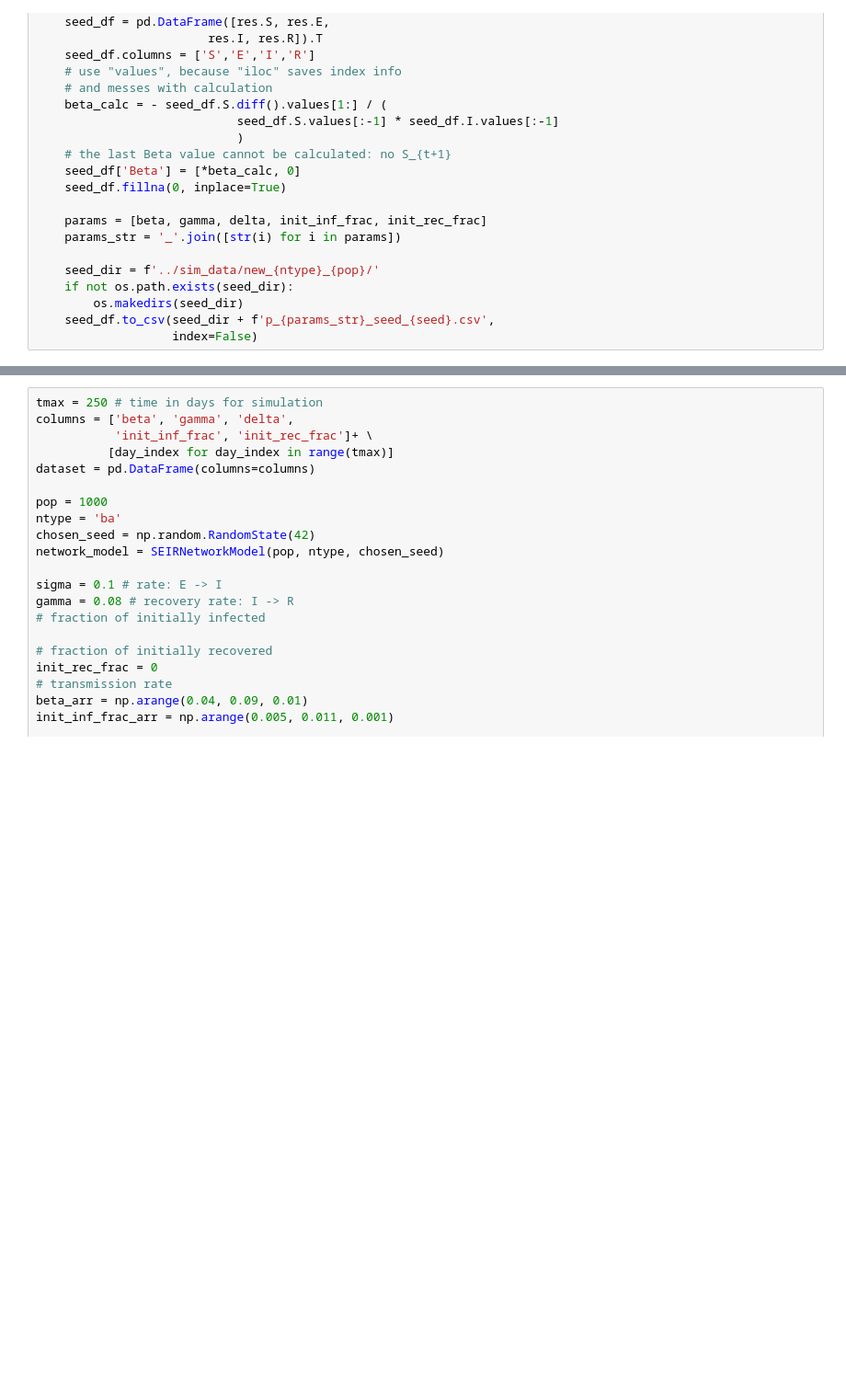
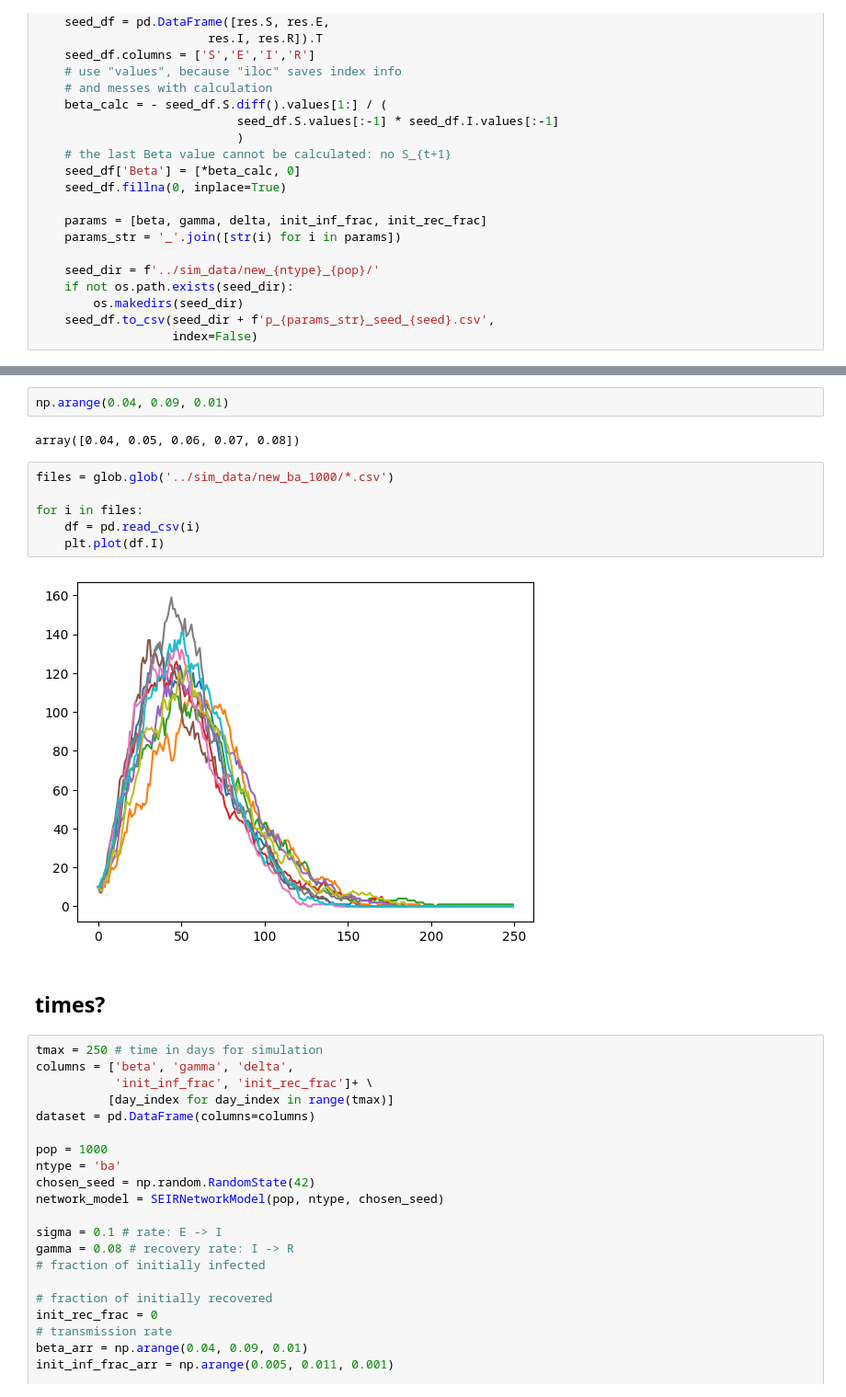
Before and after one commit to Mpkosh/hybrid_surrogate, a Jupyter notebook: notebooks/seir_network_dataset_generation.ipynb, the cells around one changed output, grey strips where cells are left out. Shown at 92% size. Saved outputs shown, nothing was run; the diff lists cells and outputs as text; blank space fills up the shorter version.

Commit message:
new plots?

```diff
--- a/notebooks/seir_network_dataset_generation.ipynb
+++ b/notebooks/seir_network_dataset_generation.ipynb
@@ -88,3 +144,17 @@ def save_seir_df(res, pop, ntype, seed,
+# %%
+np.arange(0.04, 0.09, 0.01)
+# %% [output]
+array([0.04, 0.05, 0.06, 0.07, 0.08])
+# %%
+files = glob.glob('../sim_data/new_ba_1000/*.csv')
+
+for i in files:
+    df = pd.read_csv(i)
+    plt.plot(df.I)
+# %% [output]
+[figure, added]
+# %% [markdown]
+## times?
 # %%
 tmax = 250 # time in days for simulation
 columns = ['beta', 'gamma', 'delta',
```
Also changed, not shown: parts of 3 cells of this notebook.
